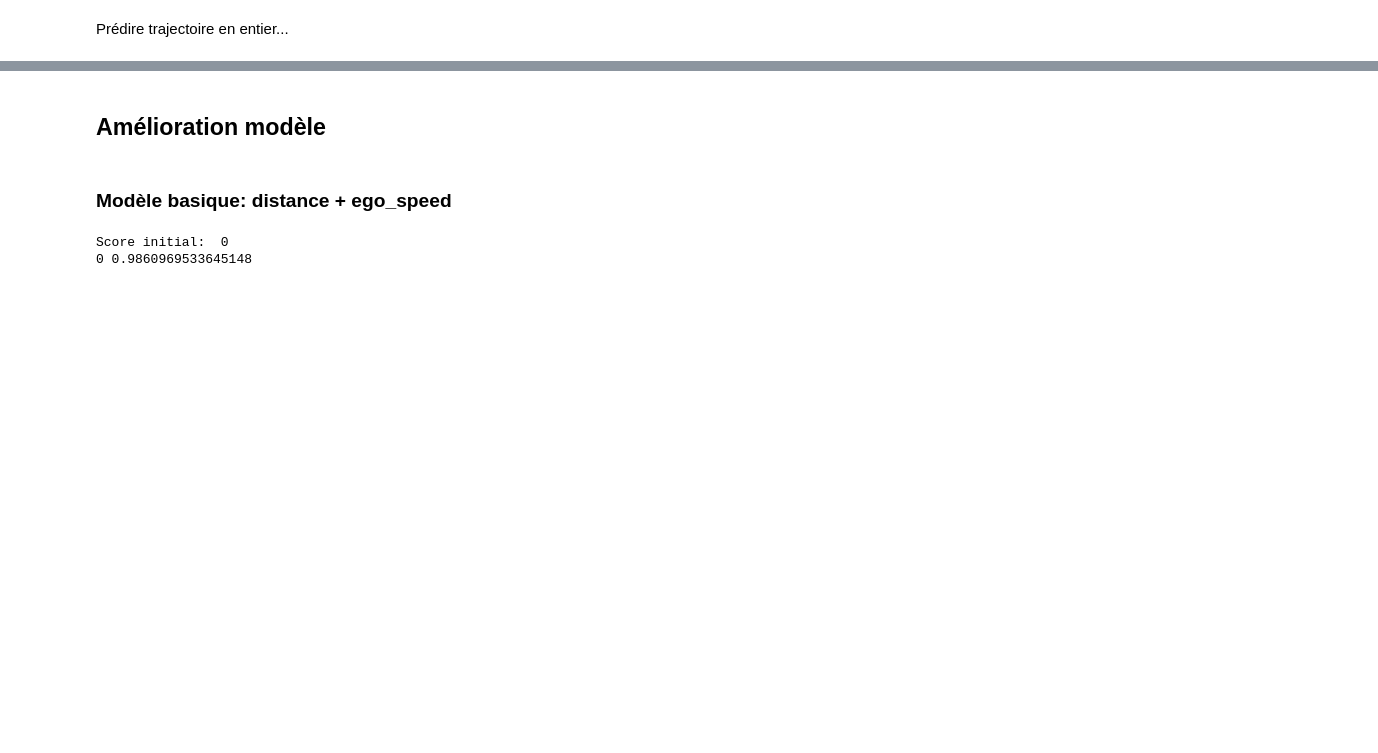
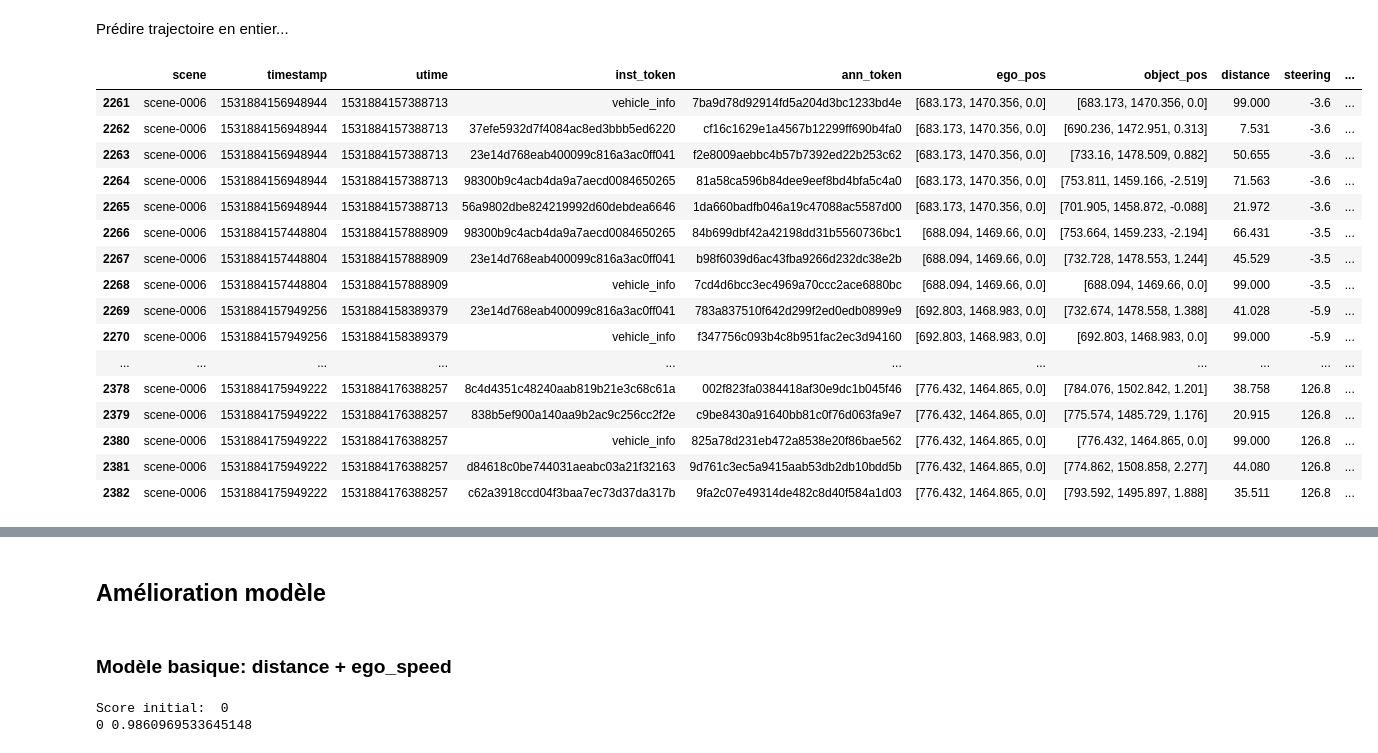
Before and after one commit to AlexandreFiche/machine_learning_for_autonomous_driving, a Jupyter notebook: nuscenes_prediction_acceleration_freinage.ipynb, the cells around one changed output, grey strips where cells are left out. Drawn from its saved outputs; the diff is of its cells as text; code cells hidden in the pictures; blank space fills up the shorter version.

```diff
--- a/nuscenes_prediction_acceleration_freinage.ipynb
+++ b/nuscenes_prediction_acceleration_freinage.ipynb
@@ -803,7 +872,7 @@ display(near_df)
 ## Chargement des données (évite de dérouler les algorithmes précédents)
 # %%
 # Toutes les voitures détéctes
-df_full = pd.read_csv("./data/vehicle_data0807.csv")
+df_full = pd.read_csv("./data/vehicle_data1307.csv")
 # Seul une voiture par enregistrement (vecteur monde), toutes les scènes
 near_df = pd.read_csv("./data/near_dataframe_full0707.csv")
 # Seul une voiture par enregistrement (Cv2), quelques scènes
@@ -1164,5 +1252,26 @@ model_reg3.score(test[features],test['futur_speed'])
 # %% [markdown]
 Prédire trajectoire en entier...
+# %%
+with pd.option_context('display.max_rows', None, 'display.max_columns', None):  # more options can be specified also
+    display(df_full[df_full["scene"] == 'scene-0006'])
+# %% [output]
+|  | scene | timestamp | utime | inst_token | ann_token | ego_pos | object_pos | distance | steering | ... |
+| 2261 | scene-0006 | 1531884156948944 | 1531884157388713 | vehicle_info | 7ba9d78d92914fd5a204d3bc1233bd4e | [683.173, 1470.356, 0.0] | [683.173, 1470.356, 0.0] | 99.000 | -3.6 | ... |
+| 2262 | scene-0006 | 1531884156948944 | 1531884157388713 | 37efe5932d7f4084ac8ed3bbb5ed6220 | cf16c1629e1a4567b12299ff690b4fa0 | [683.173, 1470.356, 0.0] | [690.236, 1472.951, 0.313] | 7.531 | -3.6 | ... |
+| 2263 | scene-0006 | 1531884156948944 | 1531884157388713 | 23e14d768eab400099c816a3ac0ff041 | f2e8009aebbc4b57b7392ed22b253c62 | [683.173, 1470.356, 0.0] | [733.16, 1478.509, 0.882] | 50.655 | -3.6 | ... |
+| 2264 | scene-0006 | 1531884156948944 | 1531884157388713 | 98300b9c4acb4da9a7aecd0084650265 | 81a58ca596b84dee9eef8bd4bfa5c4a0 | [683.173, 1470.356, 0.0] | [753.811, 1459.166, -2.519] | 71.563 | -3.6 | ... |
+| 2265 | scene-0006 | 1531884156948944 | 1531884157388713 | 56a9802dbe824219992d60debdea6646 | 1da660badfb046a19c47088ac5587d00 | [683.173, 1470.356, 0.0] | [701.905, 1458.872, -0.088] | 21.972 | -3.6 | ... |
+| 2266 | scene-0006 | 1531884157448804 | 1531884157888909 | 98300b9c4acb4da9a7aecd0084650265 | 84b699dbf42a42198dd31b5560736bc1 | [688.094, 1469.66, 0.0] | [753.664, 1459.233, -2.194] | 66.431 | -3.5 | ... |
+| 2267 | scene-0006 | 1531884157448804 | 1531884157888909 | 23e14d768eab400099c816a3ac0ff041 | b98f6039d6ac43fba9266d232dc38e2b | [688.094, 1469.66, 0.0] | [732.728, 1478.553, 1.244] | 45.529 | -3.5 | ... |
+| 2268 | scene-0006 | 1531884157448804 | 1531884157888909 | vehicle_info | 7cd4d6bcc3ec4969a70ccc2ace6880bc | [688.094, 1469.66, 0.0] | [688.094, 1469.66, 0.0] | 99.000 | -3.5 | ... |
+| 2269 | scene-0006 | 1531884157949256 | 1531884158389379 | 23e14d768eab400099c816a3ac0ff041 | 783a837510f642d299f2ed0edb0899e9 | [692.803, 1468.983, 0.0] | [732.674, 1478.558, 1.388] | 41.028 | -5.9 | ... |
+| 2270 | scene-0006 | 1531884157949256 | 1531884158389379 | vehicle_info | f347756c093b4c8b951fac2ec3d94160 | [692.803, 1468.983, 0.0] | [692.803, 1468.983, 0.0] | 99.000 | -5.9 | ... |
+| ... | ... | ... | ... | ... | ... | ... | ... | ... | ... | ... |
+| 2378 | scene-0006 | 1531884175949222 | 1531884176388257 | 8c4d4351c48240aab819b21e3c68c61a | 002f823fa0384418af30e9dc1b045f46 | [776.432, 1464.865, 0.0] | [784.076, 1502.842, 1.201] | 38.758 | 126.8 | ... |
+| 2379 | scene-0006 | 1531884175949222 | 1531884176388257 | 838b5ef900a140aa9b2ac9c256cc2f2e | c9be8430a91640bb81c0f76d063fa9e7 | [776.432, 1464.865, 0.0] | [775.574, 1485.729, 1.176] | 20.915 | 126.8 | ... |
+| 2380 | scene-0006 | 1531884175949222 | 1531884176388257 | vehicle_info | 825a78d231eb472a8538e20f86bae562 | [776.432, 1464.865, 0.0] | [776.432, 1464.865, 0.0] | 99.000 | 126.8 | ... |
+| 2381 | scene-0006 | 1531884175949222 | 1531884176388257 | d84618c0be744031aeabc03a21f32163 | 9d761c3ec5a9415aab53db2db10bdd5b | [776.432, 1464.865, 0.0] | [774.862, 1508.858, 2.277] | 44.080 | 126.8 | ... |
+| 2382 | scene-0006 | 1531884175949222 | 1531884176388257 | c62a3918ccd04f3baa7ec73d37da317b | 9fa2c07e49314de482c8d40f584a1d03 | [776.432, 1464.865, 0.0] | [793.592, 1495.897, 1.888] | 35.511 | 126.8 | ... |
 # %%
 # Deuxieme version , marche, basé sur calcul de vecteur dans le monde
 def compute_distance(pos,ABn,dataframe):
```
Also changed, not shown: parts of 67 cells of this notebook, 10 other files.
